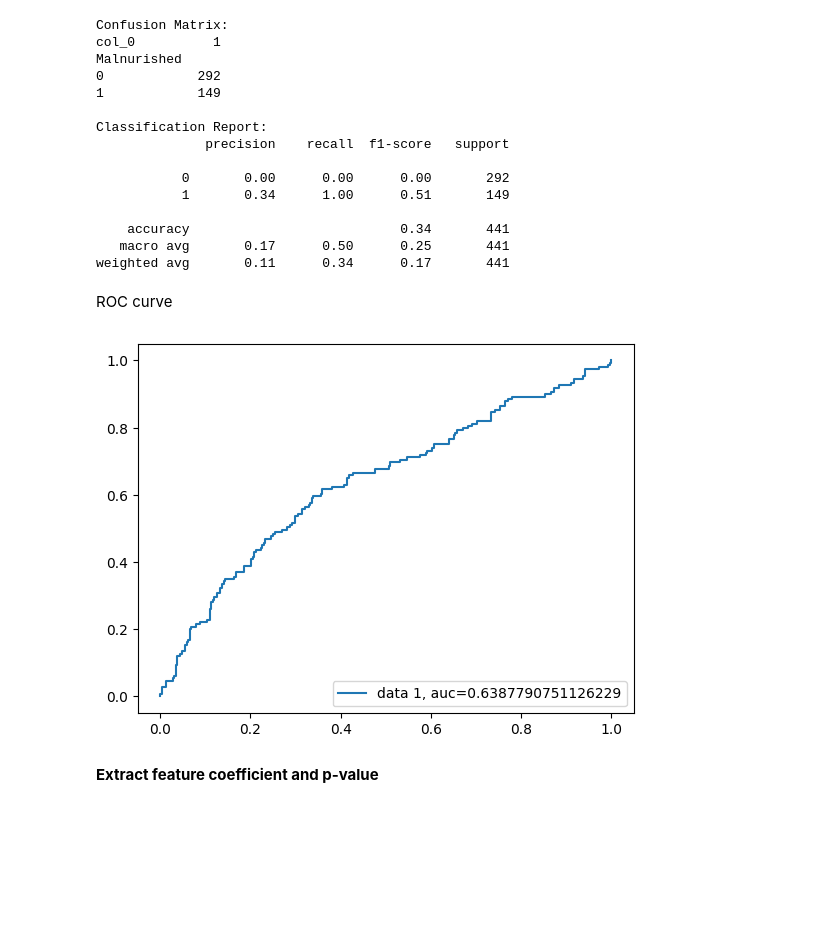
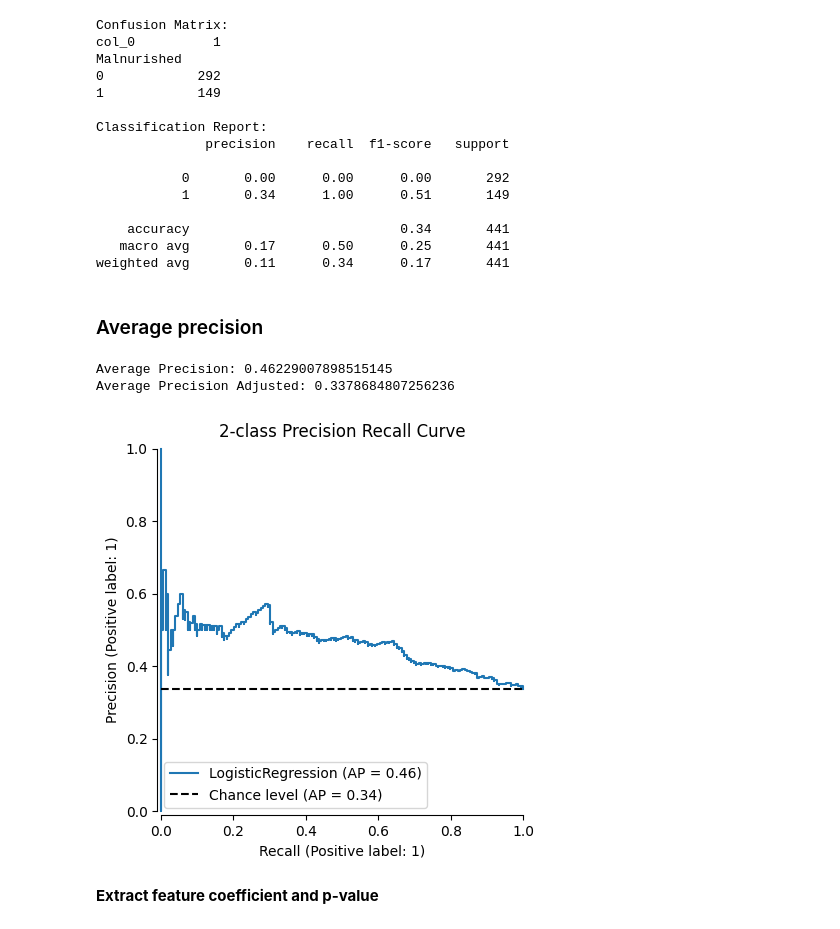
Before and after one commit to deepakbastola/malnutrition, a Jupyter notebook: Methods/Logistic Regression.ipynb, the cells around one changed output. Saved outputs shown, nothing was run; the diff lists cells and outputs as text; code cells hidden in the pictures; blank space fills up the shorter version.

```diff
--- a/Methods/Logistic Regression.ipynb
+++ b/Methods/Logistic Regression.ipynb
@@ -199,17 +158,27 @@ Classification Report:
     accuracy                           0.34       441
    macro avg       0.17      0.50      0.25       441
 weighted avg       0.11      0.34      0.17       441
-# %% [markdown]
-ROC curve
-# %%
-y_probas_custom = lr.predict_proba(X_test)[::,1]
-fpr, tpr, _ = metrics.roc_curve(y_test,  y_probas_custom)
-auc = metrics.roc_auc_score(y_test, y_probas_custom)
-plt.plot(fpr,tpr,label="data 1, auc="+str(auc))
-plt.legend(loc=4)
-plt.show()
-# %% [output]
-[figure, removed]
+# %% [markdown]
+### Average precision
+# %%
+print(f'Average Precision: {average_precision_score(y_test, y_probas)}')
+print(f'Average Precision Adjusted: {average_precision_score(y_test, y_probas_custom)}')
+# %% [output]
+Average Precision: 0.46229007898515145
+Average Precision Adjusted: 0.3378684807256236
+# %%
+display = PrecisionRecallDisplay.from_estimator(
+    lr_best,
+    X_test,
+    y_test,
+    name="LogisticRegression",
+    plot_chance_level = True,
+    despine = True,
+)
+display.ax_.set_title('2-class Precision Recall Curve')
+plt.show()
+# %% [output]
+[figure, added]
 # %% [markdown]
 **Extract feature coefficient and p-value**
 # %%
```
Also changed, not shown: parts of 27 cells of this notebook, 1 other file.
